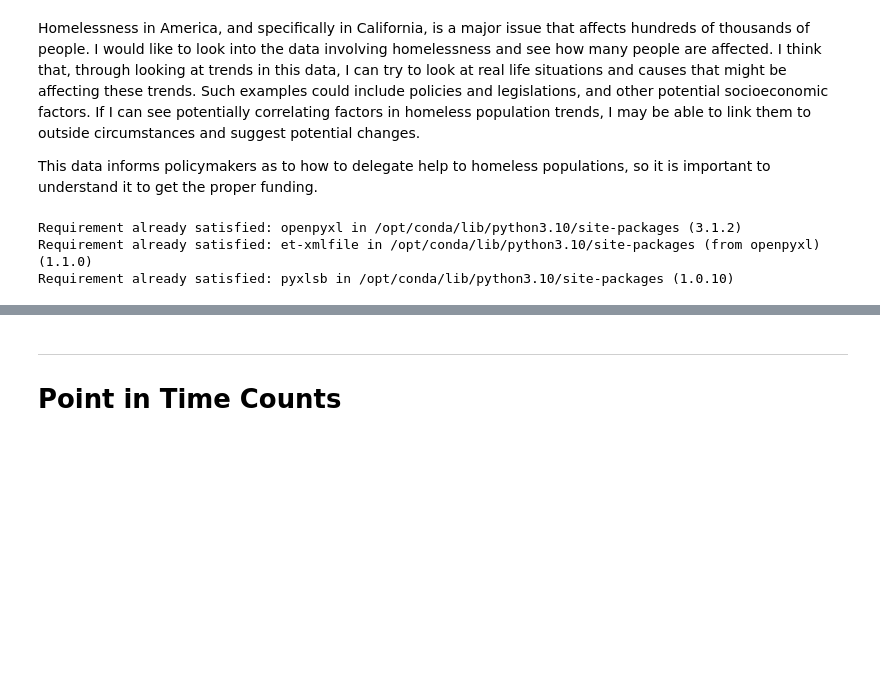
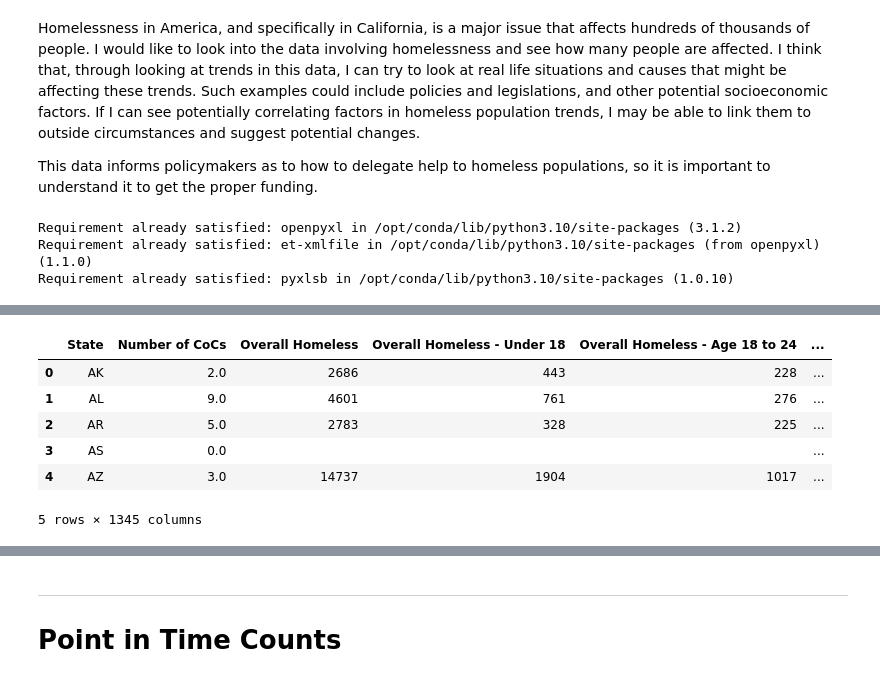
Before and after one commit to sad386-hsu/data_271, a Jupyter notebook: Final Project.ipynb, the cells around one changed output, grey strips where cells are left out. Cells and saved outputs as stored; diff of their text form; code cells hidden in the pictures; blank space fills up the shorter version.

```diff
--- a/Final Project.ipynb
+++ b/Final Project.ipynb
@@ -73,17 +77,27 @@ hic_counts_df = pd.read_excel('2007-2024-HIC-Counts-by-State-modified.xlsx', eng
 # %%
 # reducing the pit_counts_df dataset to the years 2014-2024
 
 pit_decade = list(pit_counts_df.items())[:11]
 
 updated_dfs_pit = []
 
 for sheet_name, df in pit_decade:
     year = int(sheet_name)
-    df["Year"] = year
+    df['Year'] = year
     updated_dfs_pit.append(df)
 
 # combining each dataset now that each row denotes the year
 pit_concat_df = pd.concat(updated_dfs_pit, ignore_index=True)
+
+pit_concat_df.head()
+# %% [output]
+|  | State | Number of CoCs | Overall Homeless | Overall Homeless - Under 18 | Overall Homeless - Age 18 to 24 | ... |
+| 0 | AK | 2.0 | 2686 | 443 | 228 | ... |
+| 1 | AL | 9.0 | 4601 | 761 | 276 | ... |
+| 2 | AR | 5.0 | 2783 | 328 | 225 | ... |
+| 3 | AS | 0.0 |  |  |  | ... |
+| 4 | AZ | 3.0 | 14737 | 1904 | 1017 | ... |
+5 rows × 1345 columns
 # %%
 # reducing the hic_counts_df dataset to the years 2014-2024
 
```
Also changed, not shown: parts of 49 cells of this notebook, 3 other files.
